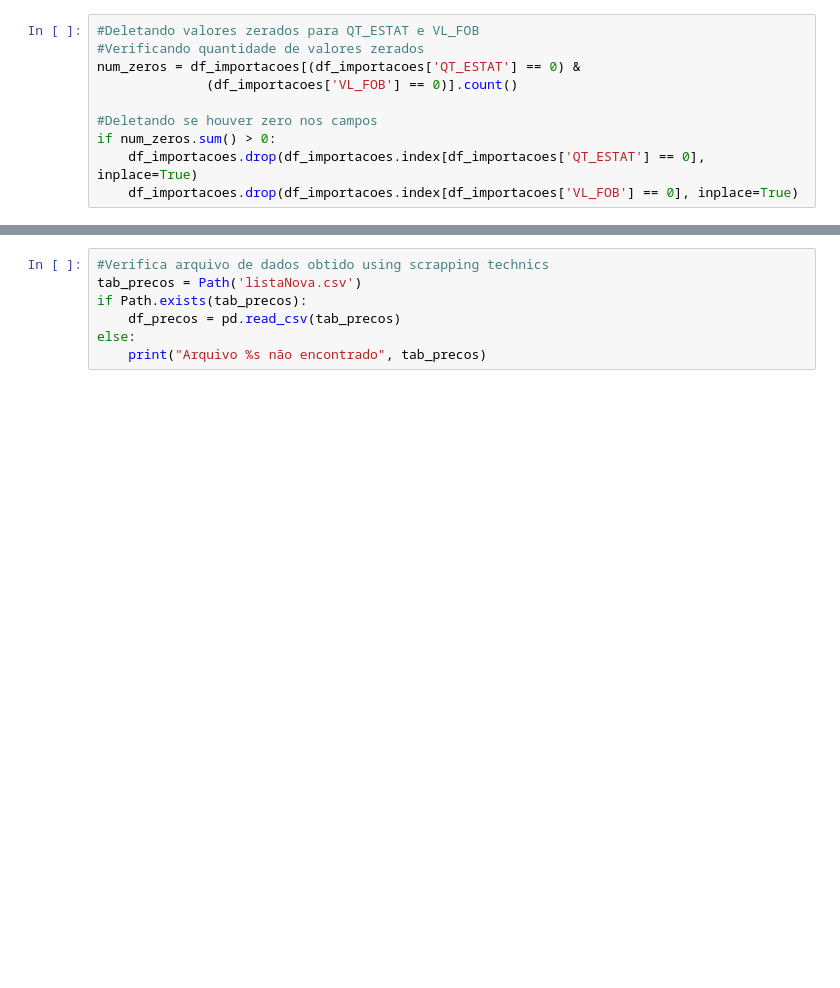
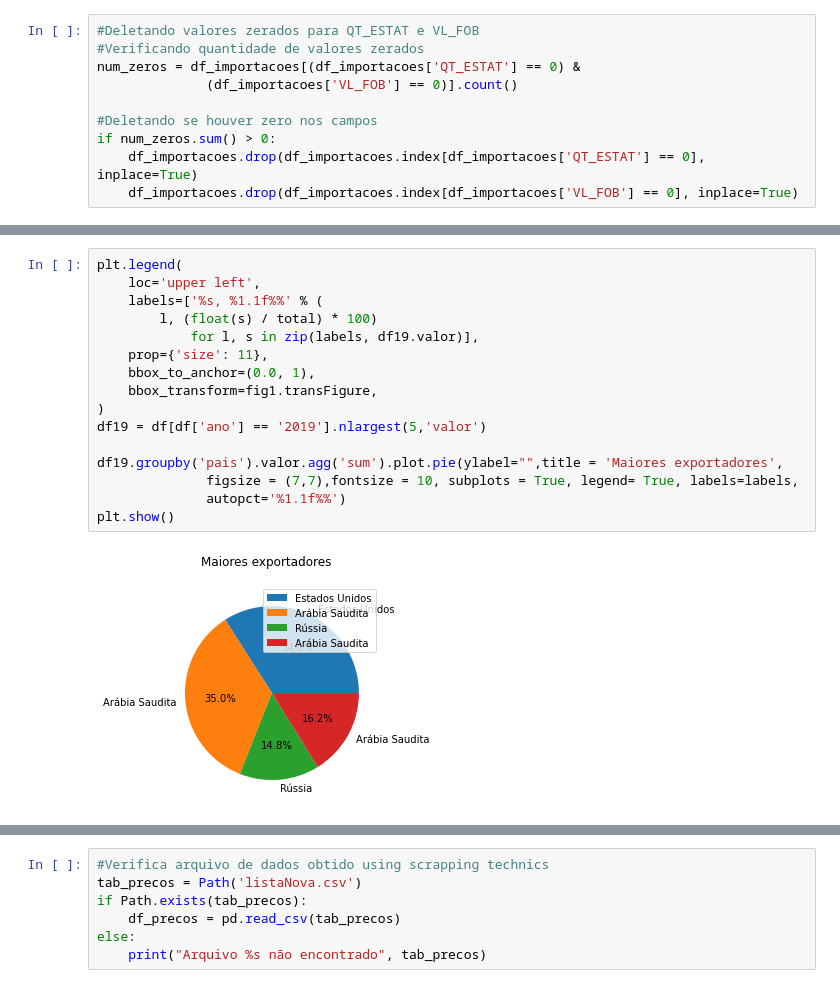
Before and after one commit to jrobertolima/projetoTCC, a Jupyter notebook: ProjetoTCC-Compara.ipynb, the cells around one changed output, grey strips where cells are left out. Drawn from its saved outputs; the diff is of its cells as text; blank space fills up the shorter version.

```diff
--- a/ProjetoTCC-Compara.ipynb
+++ b/ProjetoTCC-Compara.ipynb
@@ -724,0 +620,18 @@ from pathlib import Path
+# %%
+plt.legend(
+    loc='upper left',
+    labels=['%s, %1.1f%%' % (
+        l, (float(s) / total) * 100)
+            for l, s in zip(labels, df19.valor)],
+    prop={'size': 11},
+    bbox_to_anchor=(0.0, 1),
+    bbox_transform=fig1.transFigure,
+)
+df19 = df[df['ano'] == '2019'].nlargest(5,'valor')
+
+df19.groupby('pais').valor.agg('sum').plot.pie(ylabel="",title = 'Maiores exportadores',
+              figsize = (7,7),fontsize = 10, subplots = True, legend= True, labels=labels,
+              autopct='%1.1f%%')
+plt.show()
+# %% [output]
+[figure, added]
```
Also changed, not shown: parts of 18 cells of this notebook.
